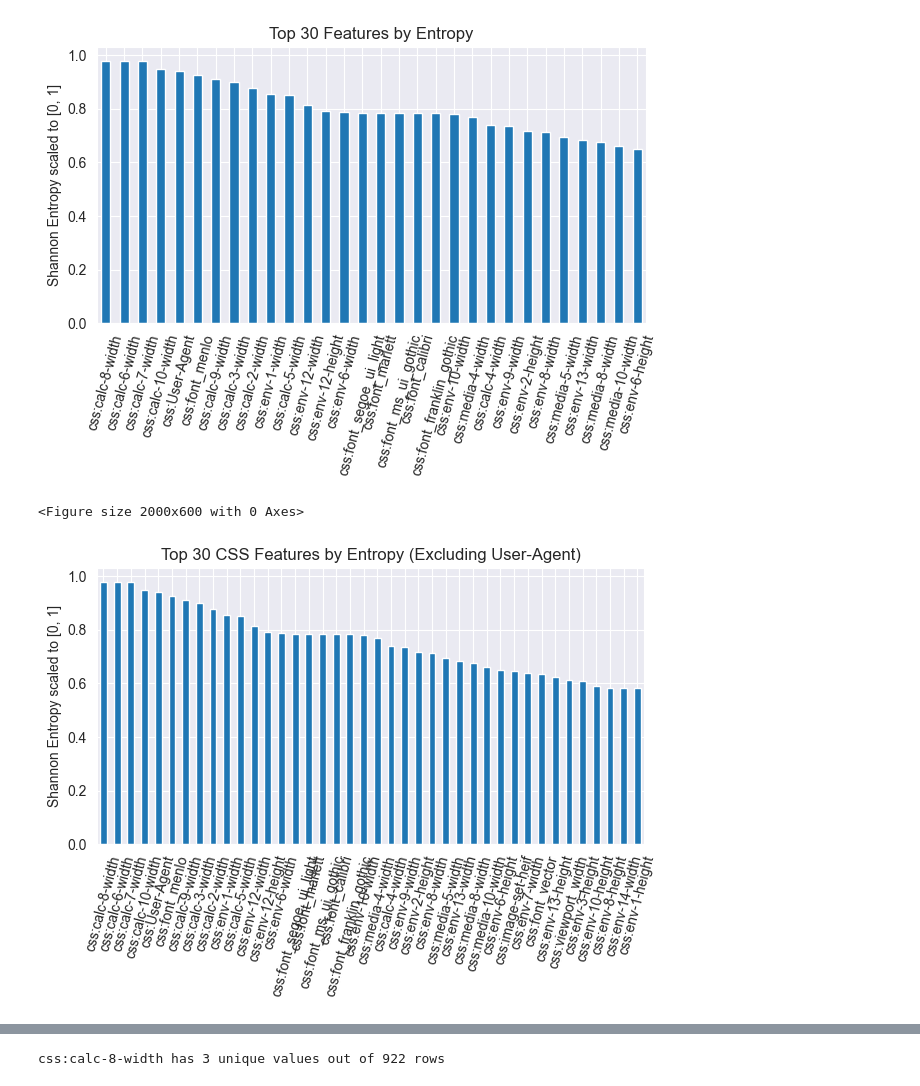
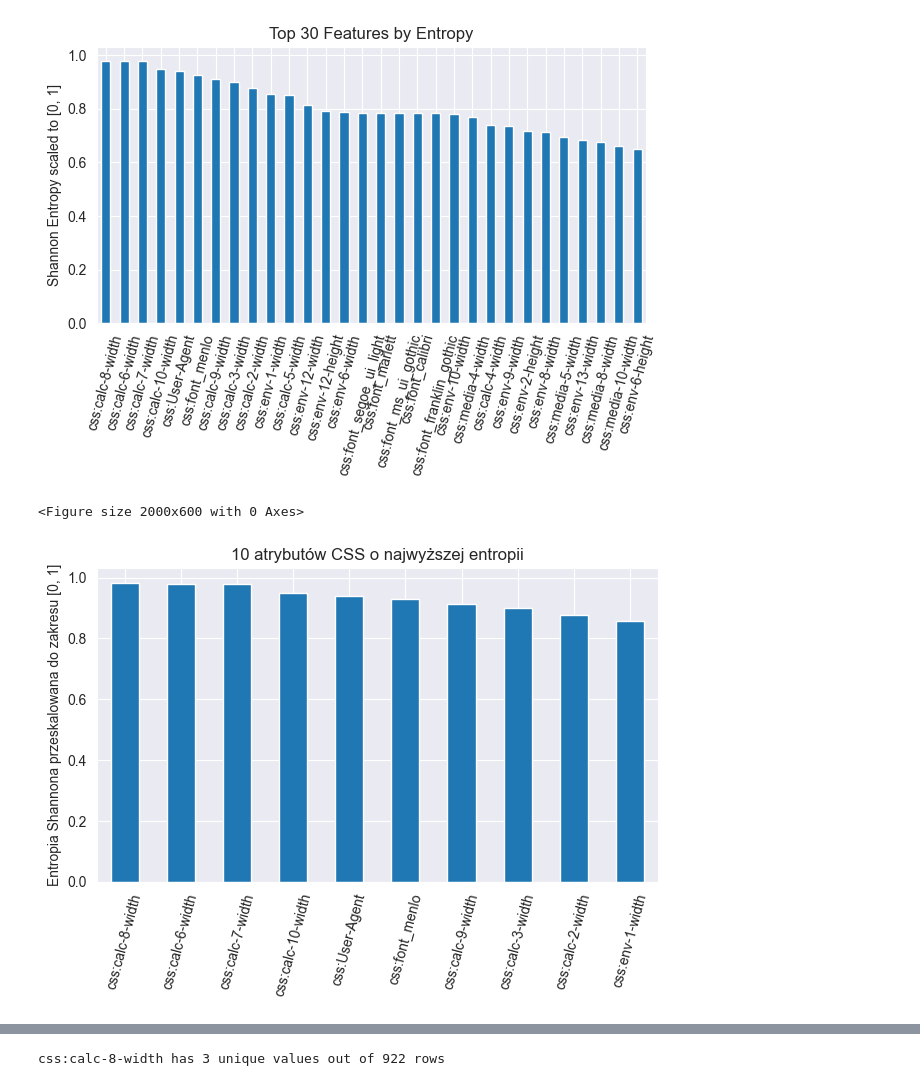
Before and after one commit to perzfilip/css-fingerprinting, a Jupyter notebook: analytics/3_entropy_analysis.ipynb, the cells around one changed output, grey strips where cells are left out. Cells and saved outputs as stored; diff of their text form; code cells hidden in the pictures.

```diff
--- a/analytics/3_entropy_analysis.ipynb
+++ b/analytics/3_entropy_analysis.ipynb
@@ -57,18 +57,18 @@ plt.show()
 # %%
 # Filter for columns containing "css"
 css_entropy_df = entropy_df[entropy_df.index.str.contains('css')]
 
 # remove user agent from the mix
 # css_entropy_df = css_entropy_df[~css_entropy_df.index.str.contains('User-Agent')]
 
 # Plotting
 plt.figure(figsize=(20, 6))
-css_entropy_df.head(40).plot(kind='bar', legend=False)
-plt.title('Top 30 CSS Features by Entropy (Excluding User-Agent)')
-plt.ylabel('Shannon Entropy scaled to [0, 1]')
+css_entropy_df.head(10).plot(kind='bar', legend=False)
+plt.title('10 atrybutów CSS o najwyższej entropii')
+plt.ylabel('Entropia Shannona przeskalowana do zakresu [0, 1]')
 plt.xticks(rotation=75)
 plt.tight_layout()
 plt.show()
 # %% [output]
 <Figure size 2000x600 with 0 Axes>
-[figure, old version]
+[figure, new version]
```
Also changed, not shown: parts of 1 cell of this notebook, 6 other files.
